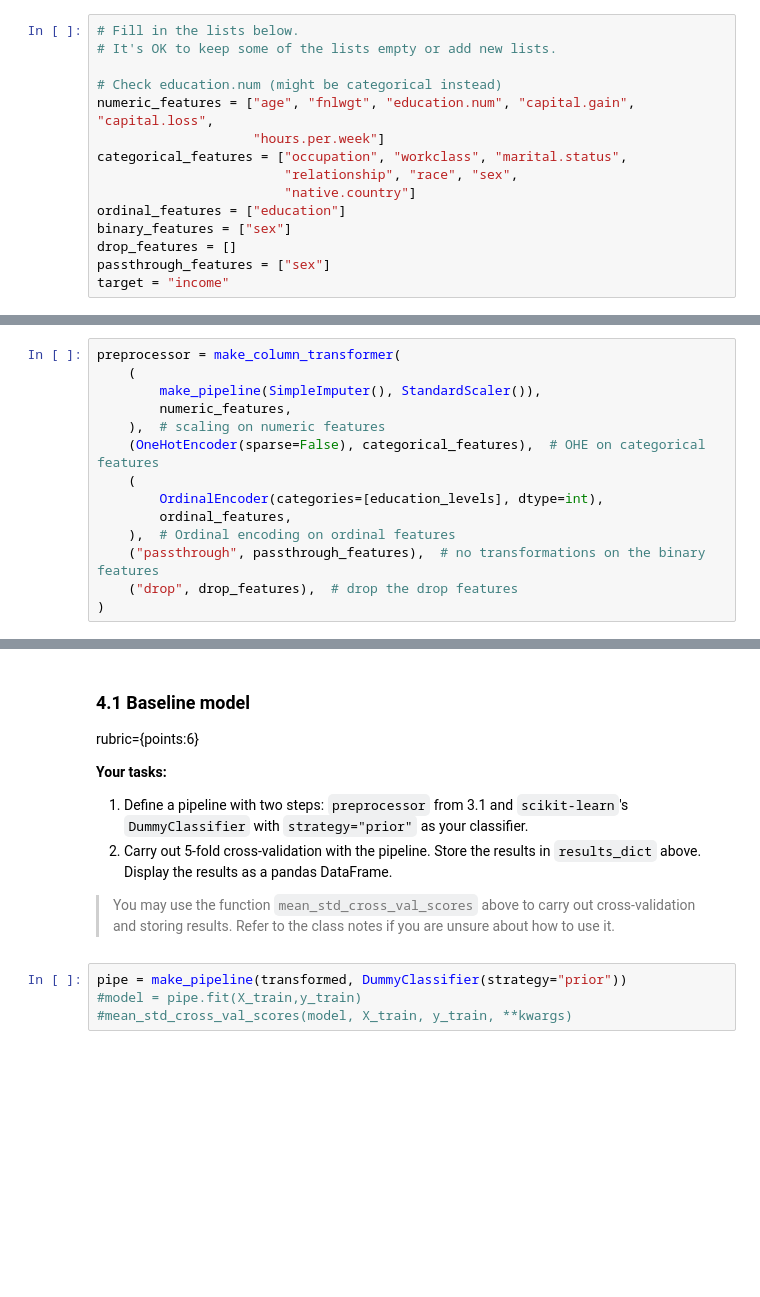
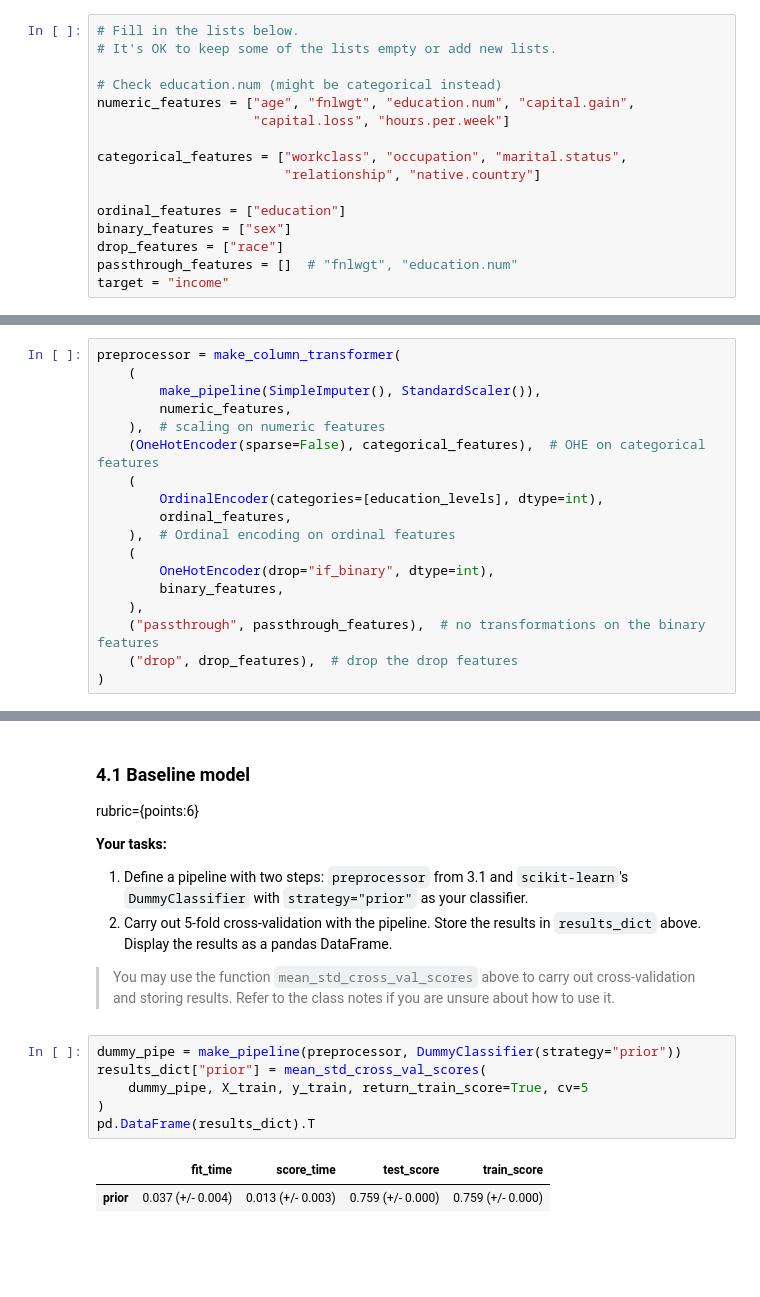
Before and after one commit to tonyliang19/cpsc330-2022s, a Jupyter notebook: hw/hw3/hw3.ipynb, the cells around one changed output, grey strips where cells are left out. Saved outputs shown, nothing was run; the diff lists cells and outputs as text; blank space fills up the shorter version.

```diff
--- a/hw/hw3/hw3.ipynb
+++ b/hw/hw3/hw3.ipynb
@@ -190,13 +205,14 @@ rubric={points:18}
 # It's OK to keep some of the lists empty or add new lists.
 
 # Check education.num (might be categorical instead)
-numeric_features = ["age", "fnlwgt", "education.num", "capital.gain", "capital.loss",
-                    "hours.per.week"]
-categorical_features = ["occupation", "workclass", "marital.status",
-                        "relationship", "race", "sex",
-                        "native.country"]
+numeric_features = ["age", "fnlwgt", "education.num", "capital.gain",
+                    "capital.loss", "hours.per.week"]
+
+categorical_features = ["workclass", "occupation", "marital.status",
+                        "relationship", "native.country"]
+
 ordinal_features = ["education"]
 binary_features = ["sex"]
-drop_features = []
-passthrough_features = ["sex"]
+drop_features = ["race"]
+passthrough_features = []  # "fnlwgt", "education.num"
 target = "income"
@@ -266,6 +301,10 @@ preprocessor = make_column_transformer(
         OrdinalEncoder(categories=[education_levels], dtype=int),
         ordinal_features,
     ),  # Ordinal encoding on ordinal features
+    (
+        OneHotEncoder(drop="if_binary", dtype=int),
+        binary_features,
+    ),
     ("passthrough", passthrough_features),  # no transformations on the binary features
     ("drop", drop_features),  # drop the drop features
 )
@@ -320,10 +366,15 @@ rubric={points:6}
 2. Carry out 5-fold cross-validation with the pipeline. Store the results in `results_dict` above. Display the results as a pandas DataFrame.
 
 > You may use the function `mean_std_cross_val_scores` above to carry out cross-validation and storing results. Refer to the class notes if you are unsure about how to use it.
-# %%
-pipe = make_pipeline(transformed, DummyClassifier(strategy="prior"))
-#model = pipe.fit(X_train,y_train)
-#mean_std_cross_val_scores(model, X_train, y_train, **kwargs)
+# %%
+dummy_pipe = make_pipeline(preprocessor, DummyClassifier(strategy="prior"))
+results_dict["prior"] = mean_std_cross_val_scores(
+    dummy_pipe, X_train, y_train, return_train_score=True, cv=5
+)
+pd.DataFrame(results_dict).T
+# %% [output]
+|  | fit_time | score_time | test_score | train_score |
+| prior | 0.037 (+/- 0.004) | 0.013 (+/- 0.003) | 0.759 (+/- 0.000) | 0.759 (+/- 0.000) |
 # %% [markdown]
 <br><br>
 # %% [markdown]
```
Also changed, not shown: parts of 16 cells of this notebook, 4 other files.
